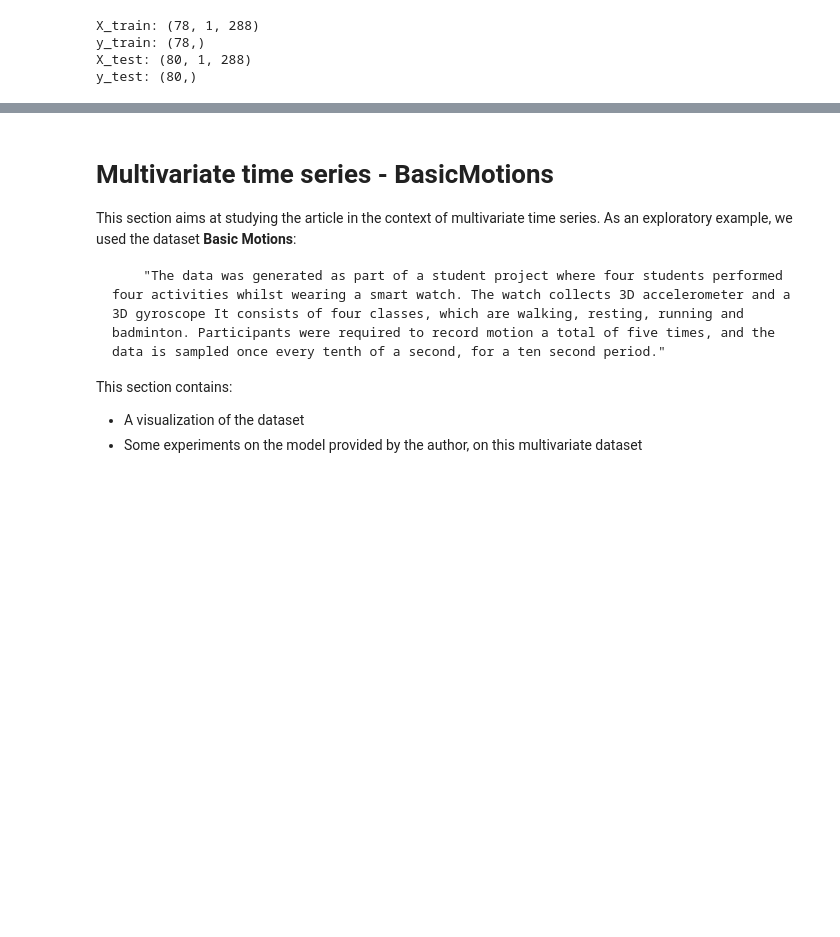
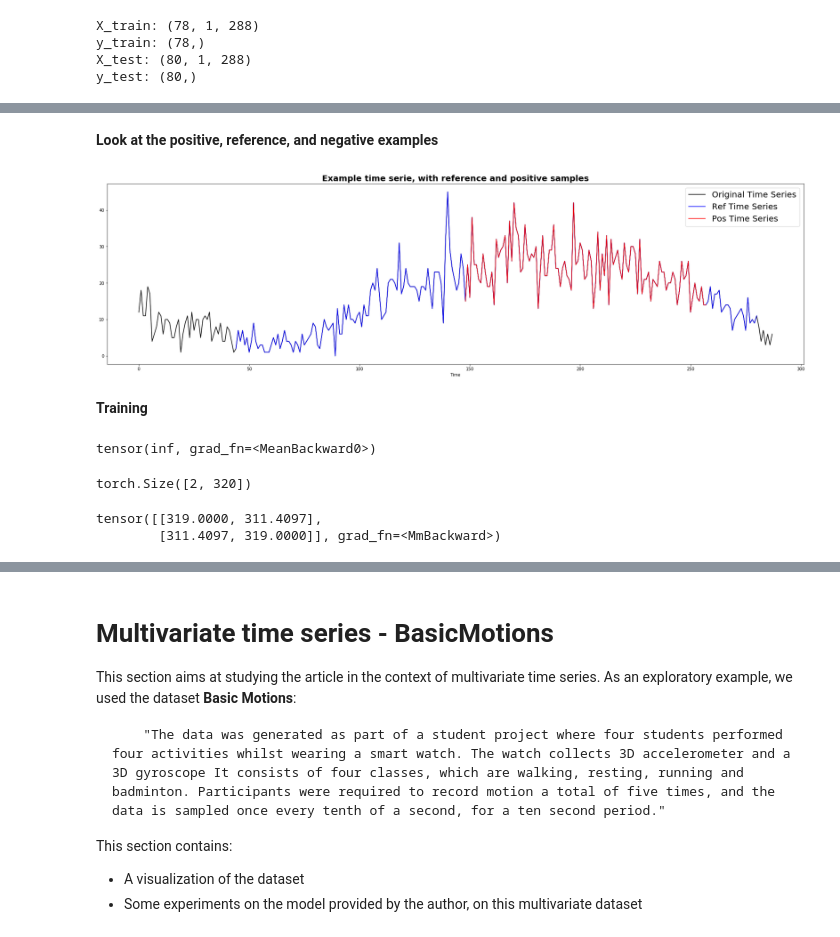
Before and after one commit to nicolas-dufour/time-series-self-supervised-learning, a Jupyter notebook: Experiments.ipynb, the cells around one changed output, grey strips where cells are left out. Saved outputs shown, nothing was run; the diff lists cells and outputs as text; code cells hidden in the pictures; blank space fills up the shorter version.

```diff
--- a/Experiments.ipynb
+++ b/Experiments.ipynb
@@ -72,7 +85,48 @@ y_test: (80,)
+# %% [markdown]
+**Look at the positive, reference, and negative examples**
+# %%
+train_path = os.path.join(root_data,'DodgerLoopDay','DodgerLoopDay_TRAIN.tsv')
+fill_na = True
+min_length = 20
+
+data = pd.read_csv(train_path,sep='\t', header=None)
+time_series = np.array(data.iloc[:,1:])
+
+if fill_na:
+    #print('Percentage of Nan in the training set: {:.2f}\nRemoving nan...'.format(100*np.isnan(self.time_series).sum()/(self.time_series.shape[0]*self.time_series.shape[1])))
+    nan_mask = np.isnan(self.time_series)
+    self.time_series[nan_mask] = np.zeros(shape=np.count_nonzero(nan_mask))
+
+
+idx=0
+
+entire_series = time_series[idx]
+entire_length = entire_series.shape[0]
+pos_length = np.random.randint(self.min_length, high = entire_length+1)
+ref_length = np.random.randint(pos_length, high = entire_length+1)
+ref_beg = np.random.randint(0, high = entire_length+1-ref_length)
+pos_beg = np.random.randint(ref_beg, high = ref_beg+ref_length-pos_length+1)
+ref_series = entire_series[ref_beg:ref_beg+ref_length]
+pos_series = entire_series[pos_beg:pos_beg+pos_length]
+
+# Visualization
+plt.figure(figsize=(30,8))
+plt.title('Example time serie, with reference and positive samples', weight='bold', fontsize=20)
+plt.plot(entire_series, color='k', label='Original Time Series')
+plt.plot(np.arange(ref_beg,ref_beg+ref_length),entire_series[ref_beg:ref_beg+ref_length], color='b', label='Ref Time Series')
+plt.plot(np.arange(pos_beg,pos_beg+pos_length),entire_series[pos_beg:pos_beg+pos_length], color='r', label='Pos Time Series')
+plt.xlabel('Time')
+_ = plt.legend(prop={'size':20})
+# %% [output]
+[figure, added]
+# %% [markdown]
+**Training**
 # %%
 # Optimization parameters
-batch_size = 20
 num_workers = 1
+cuda = torch.cuda.is_available()
+print_freq=1
+batch_size = 2
 epochs = 30
 betas = (0.9, 0.999)
 weight_decay = 1e-2
@@ -93,7 +147,7 @@ val_path = os.path.join(root_data,'DodgerLoopDay','DodgerLoopDay_TEST.tsv')
 
 
 # DataLoader importation
-DataLoader = TimeSeriesDataModule(train_path, val_path, batch_size, num_workers, min_length=20, multivariate=False)
+DataLoader = TimeSeriesDataModule(train_path, val_path, batch_size, num_workers, min_length=20, fill_na=True, multivariate=False)
 DataLoader.setup()
 train_dataloader = DataLoader.train_dataloader()
 test_dataloader = DataLoader.test_dataloader()
@@ -107,10 +161,10 @@ encoder = CausalCNNEncoder(in_channels = in_channels, channels = channels, depth
 optimizer = torch.optim.AdamW(encoder.parameters(), betas = betas, lr = lr, weight_decay = weight_decay)
 
 # Loss definition
-loss = TripletLoss()
-
+triplet_loss = TripletLoss()
 
 # Now the goal is to fit the encoder
-
 (ref, pos) =next(iter(train_dataloader))
-loss(model(ref[:,None,:]), model(pos[:,None,:]))
+triplet_loss(encoder(ref[:,None,:]), encoder(pos[:,None,:]))
+# %% [output]
+tensor(inf, grad_fn=<MeanBackward0>)
@@ -116,0 +174,11 @@ loss(model(ref[:,None,:]), model(pos[:,None,:]))
+# %%
+batch_emb.shape
+# %% [output]
+torch.Size([2, 320])
+# %%
+batch_size = batch_emb.shape[0]
+cov = torch.mm(batch_emb, batch_emb.t().contiguous())
+cov
+# %% [output]
+tensor([[319.0000, 311.4097],
+        [311.4097, 319.0000]], grad_fn=<MmBackward>)
```
Also changed, not shown: parts of 18 cells of this notebook, 1 other file.
